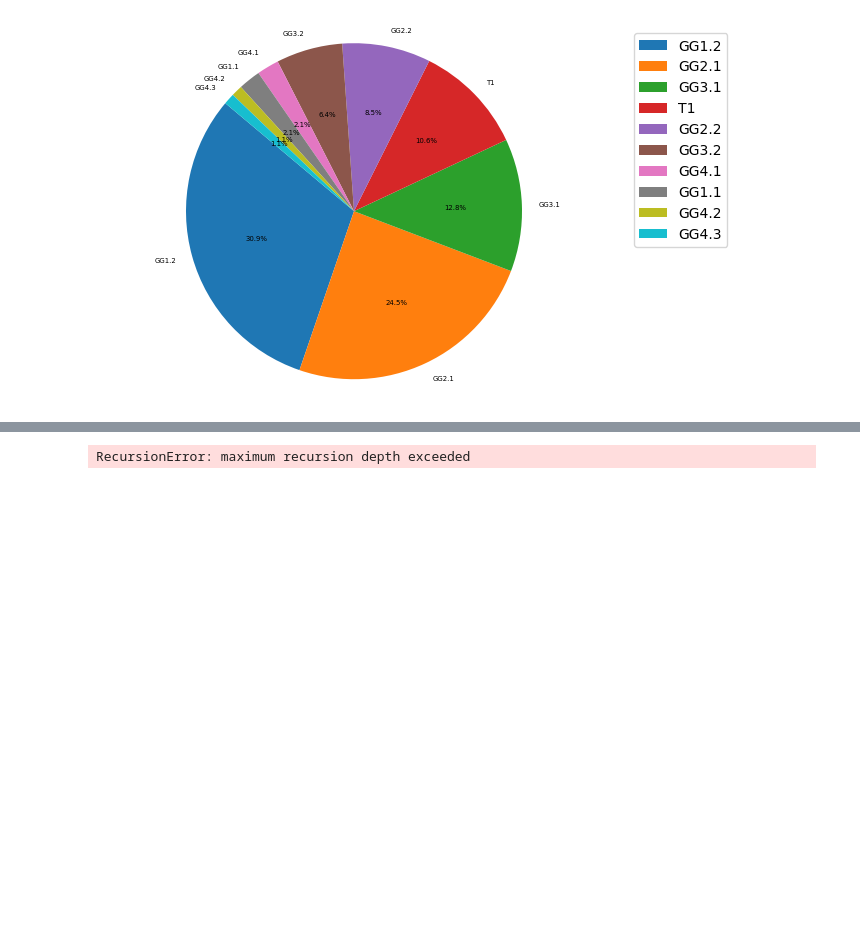
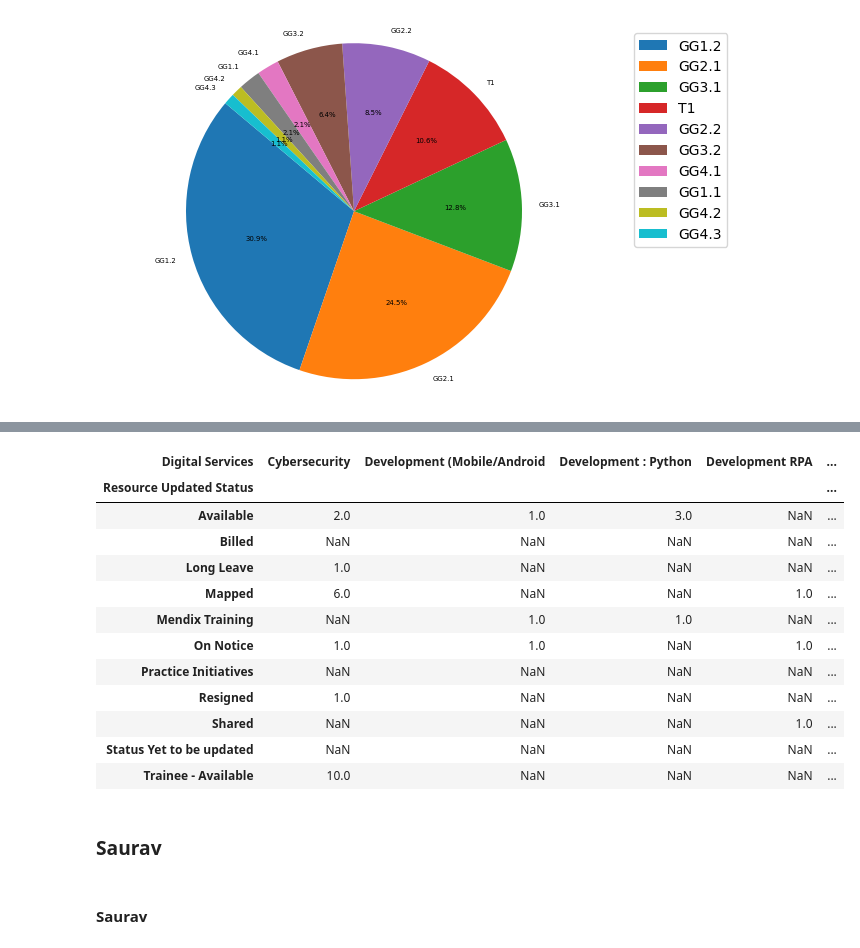
Before and after one commit to sauravkokane/Data-Science-Training, a Jupyter notebook: EDA.ipynb, the cells around one changed output, grey strips where cells are left out. Drawn from its saved outputs; the diff is of its cells as text; code cells hidden in the pictures; blank space fills up the shorter version.

```diff
--- a/EDA.ipynb
+++ b/EDA.ipynb
@@ -66,4 +95,0 @@ def skillCorrection(skills):
-# %%
-df['Primary Skill'] = df['Primary Skill'].fillna("Generic")
-df['Primary Skill'] = df['Primary Skill'].apply(skillCorrection)
-df.head()
@@ -78,8 +130,20 @@ df.head()
 # %%
+df['Primary Skill'].fillna("Generic", inplace=True)
+df['Primary Skill'] = df['Primary Skill'].apply(str)
+df['Primary Skill'] = df['Primary Skill'].str.replace("0", "Generic")
+df['Primary Skill'] = df['Primary Skill'].apply(skillCorrection)
+df['Primary Skill'] = df['Primary Skill'].str.strip(',')
+
+# df['Primary Skill'] = df['Primary Skill'].str.split(',')
+# # df_trial = df.explode('Primary Skill')
+
+df['Remarks for Bench'].fillna("No Remarks", inplace=True)
 df["NBD"].fillna(df["Actual NBD"], inplace=True)
 df['Shared'].fillna("Not available", inplace=True)
-df['Remarks for Bench'].fillna("Not available", inplace=True)
-df['Remarks from call'].fillna("Not available", inplace=True)
+df['Remarks from call'].fillna("No Remarks", inplace=True)
 df['Vertical'].fillna("Not available", inplace=True)
 df['Sub Vertical'].fillna("Not available", inplace=True)
-df["Base Location"].fillna(df["Base Location"].mode(), inplace=True)
+df["Base Location"].fillna(df["Base Location"].mode()[0], inplace=True)
+df["lat"] = df["Base Location"].apply(getLattitude)
+df["lon"] = df["Base Location"].apply(getLongitude)
+df['Resource Updated Status'] = df['Resource Updated Status'].apply(str.strip)
@@ -285,6 +364,2 @@ df_final
 # %%
 df["Base Location"].fillna(df["Base Location"].mode, inplace=True)
-# %%
-df["Base Location"]
-# %% [output]
-RecursionError: maximum recursion depth exceeded
@@ -290,0 +369,20 @@ RecursionError: maximum recursion depth exceeded
+# %%
+df.groupby(['Digital Services', 'Resource Updated Status']).size().unstack(0)
+# %% [output]
+| Digital Services | Cybersecurity | Development (Mobile/Android | Development : Python | Development RPA | ... |
+| Resource Updated Status |  |  |  |  | ... |
+| Available | 2.0 | 1.0 | 3.0 | NaN | ... |
+| Billed | NaN | NaN | NaN | NaN | ... |
+| Long Leave | 1.0 | NaN | NaN | NaN | ... |
+| Mapped | 6.0 | NaN | NaN | 1.0 | ... |
+| Mendix Training | NaN | 1.0 | 1.0 | NaN | ... |
+| On Notice | 1.0 | 1.0 | NaN | 1.0 | ... |
+| Practice Initiatives | NaN | NaN | NaN | NaN | ... |
+| Resigned | 1.0 | NaN | NaN | NaN | ... |
+| Shared | NaN | NaN | NaN | 1.0 | ... |
+| Status Yet to be updated | NaN | NaN | NaN | NaN | ... |
+| Trainee - Available | 10.0 | NaN | NaN | NaN | ... |
+# %% [markdown]
+### Saurav
+# %% [markdown]
+#### Saurav
```
Also changed, not shown: parts of 10 cells of this notebook, 6 other files.
